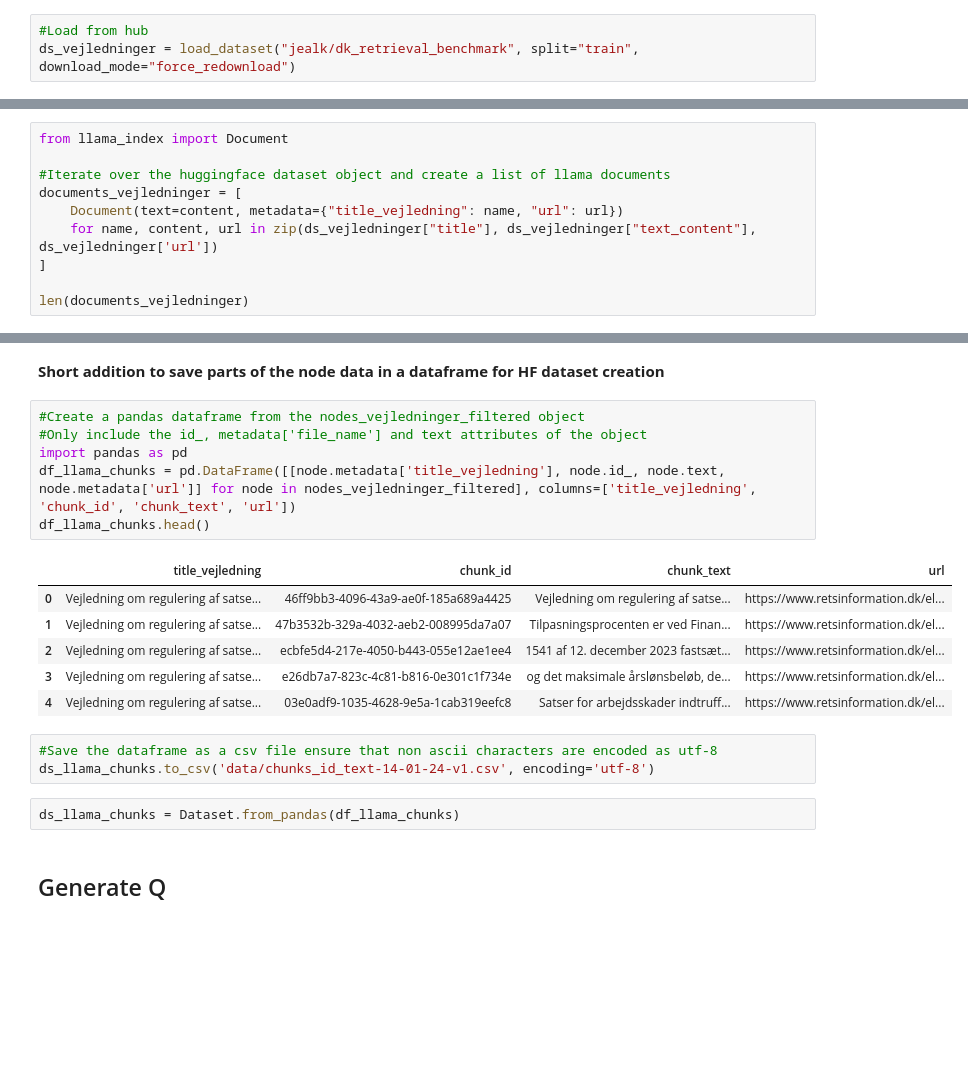
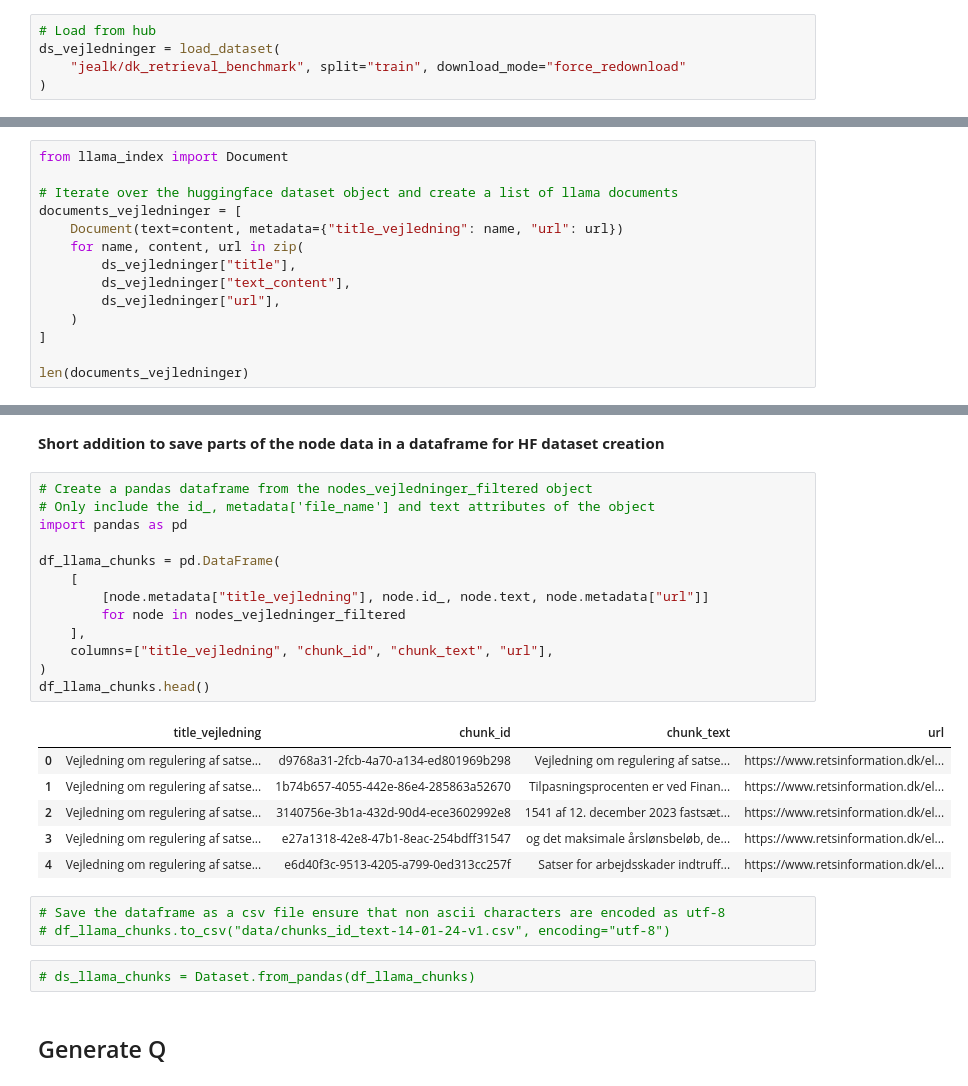
Before and after one commit to jalkestrup/genq_dansk, a Jupyter notebook: 01_qgen.ipynb, the cells around one changed output, grey strips where cells are left out. Saved outputs shown, nothing was run; the diff lists cells and outputs as text; blank space fills up the shorter version.

```diff
--- a/01_qgen.ipynb
+++ b/01_qgen.ipynb
@@ -12,6 +11,8 @@ OPENAI_API_KEY = os.environ.get("OPENAI_API_KEY")
 # %% [markdown]
 # Load data from HF into Llamaindex
 # %%
-#Load from hub
-ds_vejledninger = load_dataset("jealk/dk_retrieval_benchmark", split="train", download_mode="force_redownload")
+# Load from hub
+ds_vejledninger = load_dataset(
+    "jealk/dk_retrieval_benchmark", split="train", download_mode="force_redownload"
+)
 # %%
@@ -35,10 +36,14 @@ Esentially just dicts with text and metadata
 # %%
 from llama_index import Document
 
-#Iterate over the huggingface dataset object and create a list of llama documents
+# Iterate over the huggingface dataset object and create a list of llama documents
 documents_vejledninger = [
     Document(text=content, metadata={"title_vejledning": name, "url": url})
-    for name, content, url in zip(ds_vejledninger["title"], ds_vejledninger["text_content"], ds_vejledninger['url'])
+    for name, content, url in zip(
+        ds_vejledninger["title"],
+        ds_vejledninger["text_content"],
+        ds_vejledninger["url"],
+    )
 ]
 
 len(documents_vejledninger)
@@ -196,23 +200,30 @@ nodes_vejledninger_filtered = [node for key, node in docstore.docs.items()]
 # %% [markdown]
 **Short addition to save parts of the node data in a dataframe for HF dataset creation**
 # %%
-#Create a pandas dataframe from the nodes_vejledninger_filtered object
-#Only include the id_, metadata['file_name'] and text attributes of the object
+# Create a pandas dataframe from the nodes_vejledninger_filtered object
+# Only include the id_, metadata['file_name'] and text attributes of the object
 import pandas as pd
-df_llama_chunks = pd.DataFrame([[node.metadata['title_vejledning'], node.id_, node.text, node.metadata['url']] for node in nodes_vejledninger_filtered], columns=['title_vejledning', 'chunk_id', 'chunk_text', 'url'])
+
+df_llama_chunks = pd.DataFrame(
+    [
+        [node.metadata["title_vejledning"], node.id_, node.text, node.metadata["url"]]
+        for node in nodes_vejledninger_filtered
+    ],
+    columns=["title_vejledning", "chunk_id", "chunk_text", "url"],
+)
 df_llama_chunks.head()
 # %% [output]
 |  | title_vejledning | chunk_id | chunk_text | url |
-| 0 | Vejledning om regulering af satse... | 46ff9bb3-4096-43a9-ae0f-185a689a4425 | Vejledning om regulering af satse... | https://www.retsinformation.dk/el... |
-| 1 | Vejledning om regulering af satse... | 47b3532b-329a-4032-aeb2-008995da7a07 | Tilpasningsprocenten er ved Finan... | https://www.retsinformation.dk/el... |
-| 2 | Vejledning om regulering af satse... | ecbfe5d4-217e-4050-b443-055e12ae1ee4 | 1541 af 12. december 2023 fastsæt... | https://www.retsinformation.dk/el... |
-| 3 | Vejledning om regulering af satse... | e26db7a7-823c-4c81-b816-0e301c1f734e | og det maksimale årslønsbeløb, de... | https://www.retsinformation.dk/el... |
-| 4 | Vejledning om regulering af satse... | 03e0adf9-1035-4628-9e5a-1cab319eefc8 | Satser for arbejdsskader indtruff... | https://www.retsinformation.dk/el... |
+| 0 | Vejledning om regulering af satse... | d9768a31-2fcb-4a70-a134-ed801969b298 | Vejledning om regulering af satse... | https://www.retsinformation.dk/el... |
+| 1 | Vejledning om regulering af satse... | 1b74b657-4055-442e-86e4-285863a52670 | Tilpasningsprocenten er ved Finan... | https://www.retsinformation.dk/el... |
+| 2 | Vejledning om regulering af satse... | 3140756e-3b1a-432d-90d4-ece3602992e8 | 1541 af 12. december 2023 fastsæt... | https://www.retsinformation.dk/el... |
+| 3 | Vejledning om regulering af satse... | e27a1318-42e8-47b1-8eac-254bdff31547 | og det maksimale årslønsbeløb, de... | https://www.retsinformation.dk/el... |
+| 4 | Vejledning om regulering af satse... | e6d40f3c-9513-4205-a799-0ed313cc257f | Satser for arbejdsskader indtruff... | https://www.retsinformation.dk/el... |
 # %%
-#Save the dataframe as a csv file ensure that non ascii characters are encoded as utf-8
-ds_llama_chunks.to_csv('data/chunks_id_text-14-01-24-v1.csv', encoding='utf-8')
+# Save the dataframe as a csv file ensure that non ascii characters are encoded as utf-8
+# df_llama_chunks.to_csv("data/chunks_id_text-14-01-24-v1.csv", encoding="utf-8")
 # %%
-ds_llama_chunks = Dataset.from_pandas(df_llama_chunks)
+# ds_llama_chunks = Dataset.from_pandas(df_llama_chunks)
 # %% [markdown]
 ## Generate Q
 # %% [markdown]
```
Also changed, not shown: parts of 12 cells of this notebook, 1 other file.
